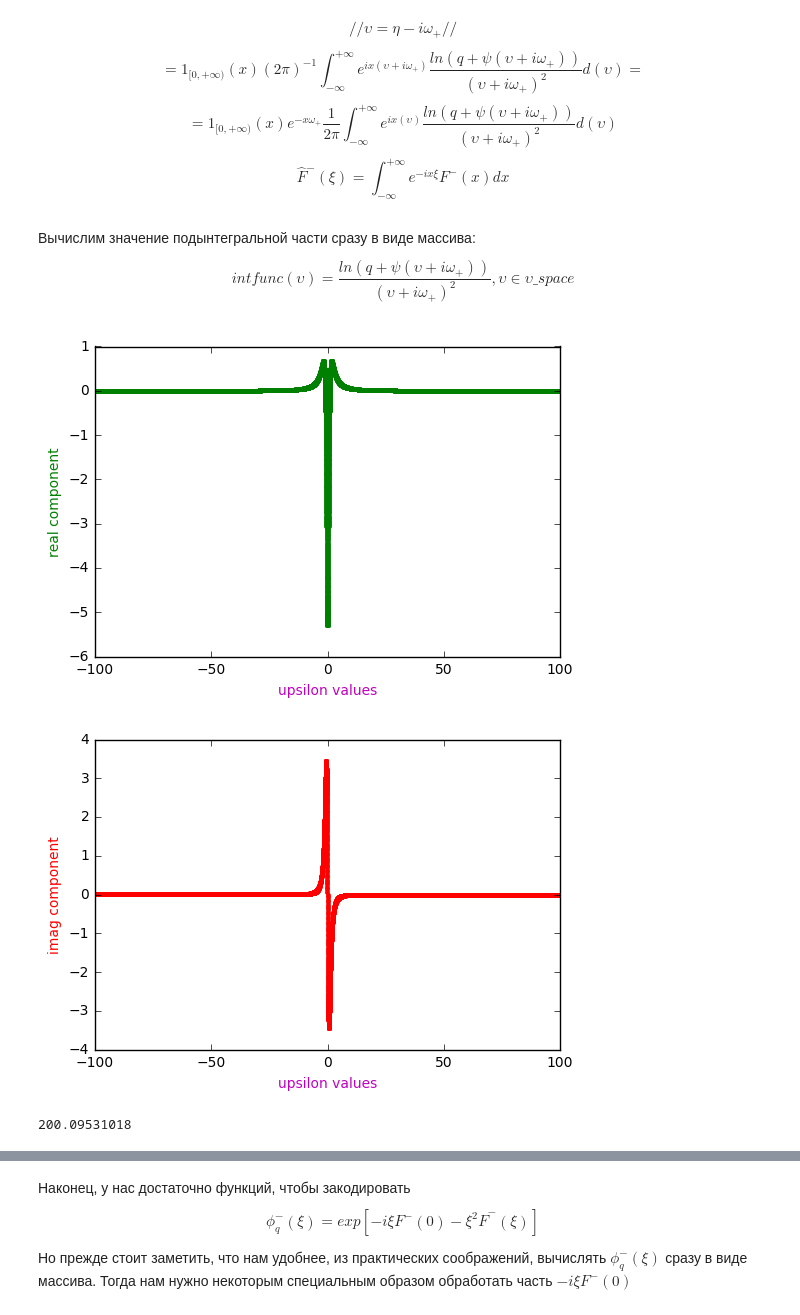
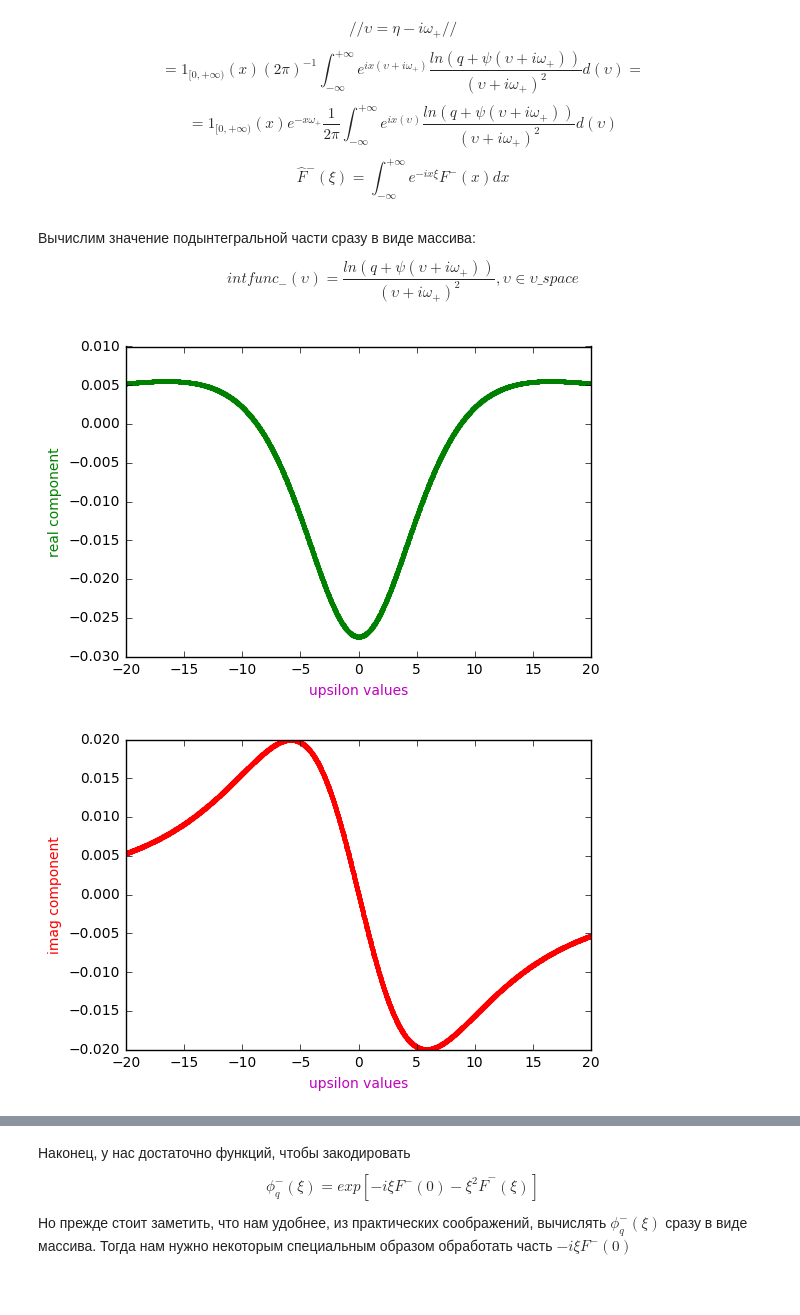
Before and after one commit to inwise/wh-barrier-python, a Jupyter notebook: Mex-BS, new mex symbol comparison.ipynb, the cells around one changed output, grey strips where cells are left out. Drawn from its saved outputs; the diff is of its cells as text; code cells hidden in the pictures.

```diff
--- a/Mex-BS, new mex symbol comparison.ipynb
+++ b/Mex-BS, new mex symbol comparison.ipynb
@@ -66,7 +75,7 @@ y_space = np.array(y_space)
 # %%
 original_prices_array = H_original * exp(y_space)
 # time discretization
-N = 200  # number_of_time_steps
+N = 20  # number_of_time_steps
 delta_t = T/N
 
 #plt.plot(original_prices_array, color = 'y')
@@ -132,29 +124,28 @@ upsilon_space = np.linspace(-100.0, 100.0, num=2**15, endpoint=False)
 # %% [markdown]
-Вычислим значение подынтегральной части сразу в виде массива: $$intfunc(\upsilon) = \frac{ln(q+\psi(\upsilon+i\omega_+))}{(\upsilon+i\omega_+)^2}, \upsilon \in \upsilon\_space$$
+Вычислим значение подынтегральной части сразу в виде массива: $$intfunc_-(\upsilon) = \frac{ln(q+\psi(\upsilon+i\omega_+))}{(\upsilon+i\omega_+)^2}, \upsilon \in \upsilon\_space$$
 # %%
+omega_plus = 10
+
 def integrand_minus(upsilon_array):
     """
-    принимает и возвращает массив длиной M,
-    работает (должна) на upsilon_space по умолчанию
-    тоже должна возвращать
+    принимает и возвращает массив длиной в степень двойки, исходя из логики дальнейшего использования
     """
     return np.array([log(q + psi(upsilon + 1j*omega_plus)) / (upsilon + 1j*omega_plus)**2 for upsilon in upsilon_array])
 
+upsilon_M = 2**11
+upsilon_space = np.linspace(-20.0, 20.0, num=upsilon_M, endpoint=False)
 
 plt.plot(upsilon_space, integrand_minus(upsilon_space).real, 'g.')
 plt.xlabel('upsilon values', color='m')
 plt.ylabel('real component', color='g')
 
 plt.show()
 
 plt.plot(upsilon_space, integrand_minus(upsilon_space).imag, 'r.')
 plt.xlabel('upsilon values', color='m')
 plt.ylabel('imag component', color='r')
 
 plt.show()
-
-print(q)
 # %% [output]
-[figure, old version]
+[figure, new version]
-[figure, old version]
+[figure, new version]
-200.09531018
```
Also changed, not shown: parts of 10 cells of this notebook, 7 other files.
